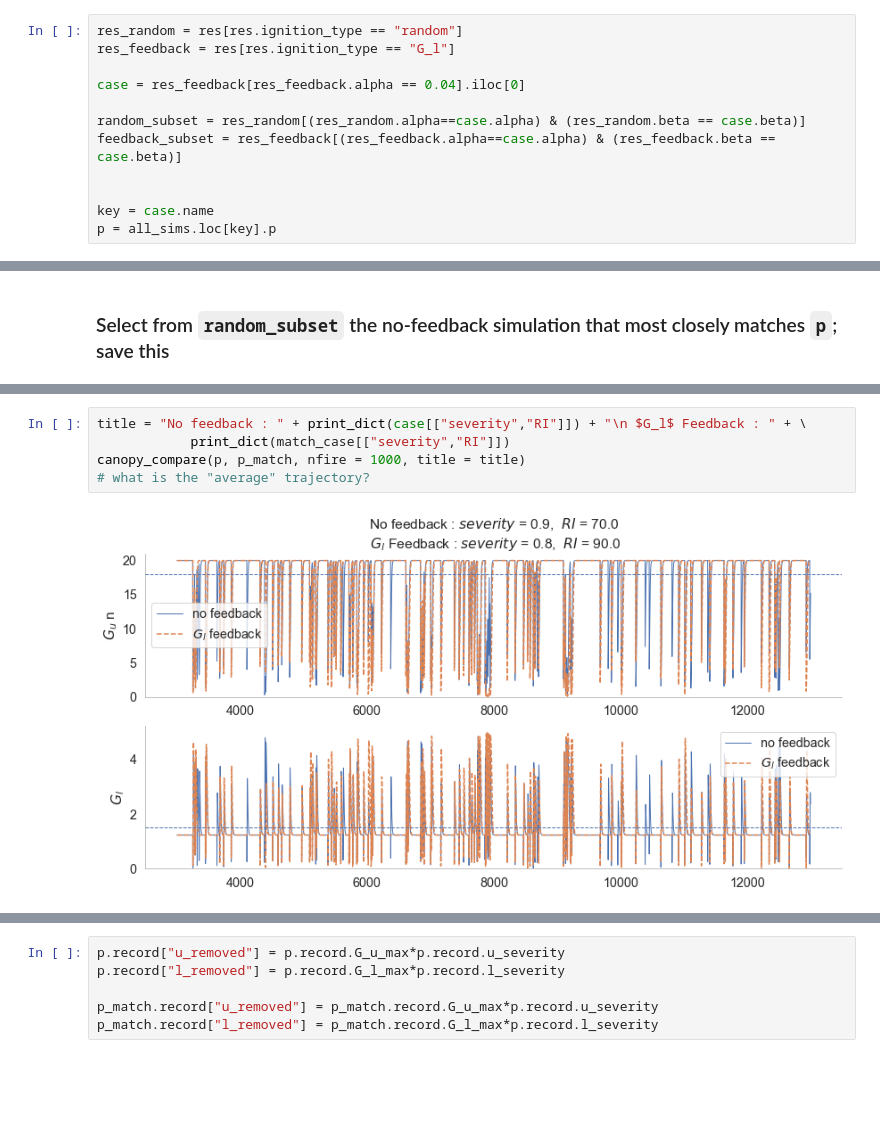
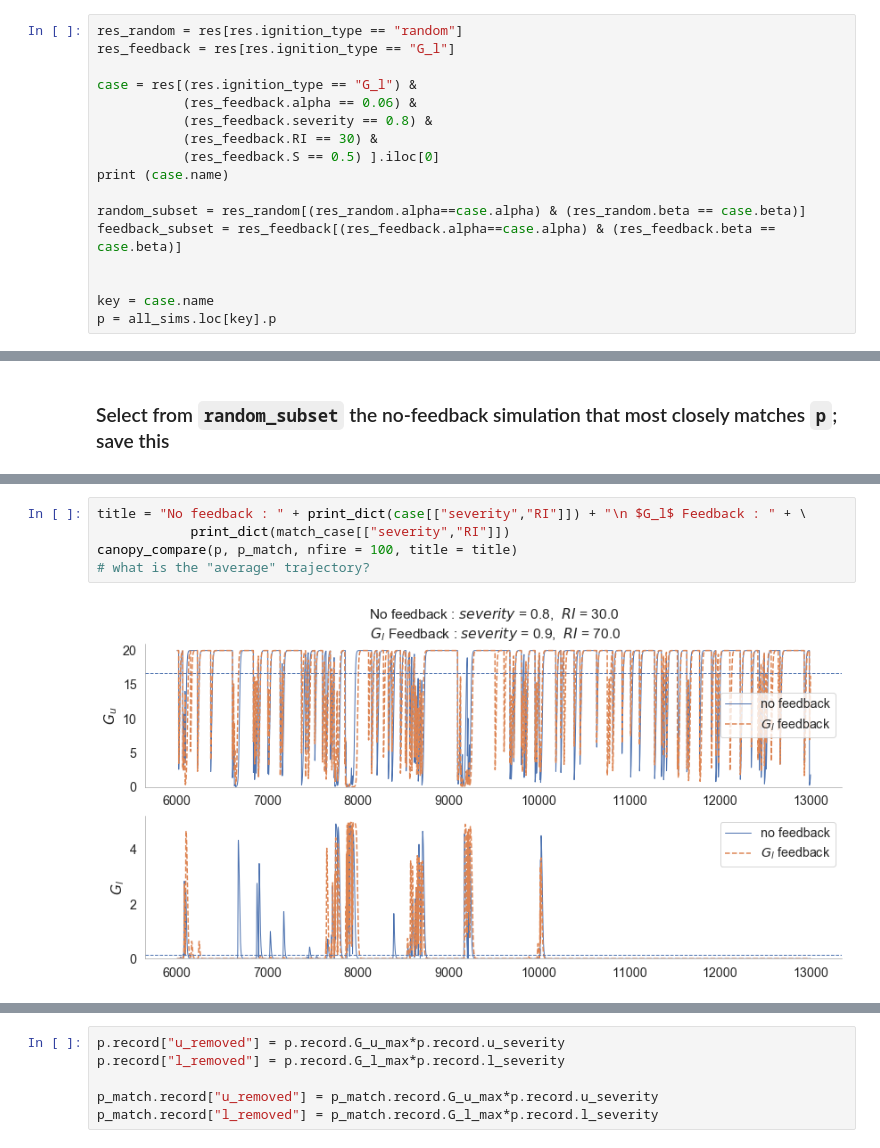
Before and after one commit to octavia-crompton/fire, a Jupyter notebook: fire_notebooks/G_l_ignition_feedback.ipynb, the cells around one changed output, grey strips where cells are left out. Drawn from its saved outputs; the diff is of its cells as text; blank space fills up the shorter version.

```diff
--- a/fire_notebooks/G_l_ignition_feedback.ipynb
+++ b/fire_notebooks/G_l_ignition_feedback.ipynb
@@ -67,7 +72,12 @@ print(all_params["sim_dict"])
 res_random = res[res.ignition_type == "random"]
 res_feedback = res[res.ignition_type == "G_l"]
 
-case = res_feedback[res_feedback.alpha == 0.04].iloc[0]
+case = res[(res.ignition_type == "G_l") &
+           (res_feedback.alpha == 0.06) &
+           (res_feedback.severity == 0.8) &
+           (res_feedback.RI == 30) &
+           (res_feedback.S == 0.5) ].iloc[0]
+print (case.name)
 
 random_subset = res_random[(res_random.alpha==case.alpha) & (res_random.beta == case.beta)]
 feedback_subset = res_feedback[(res_feedback.alpha==case.alpha) & (res_feedback.beta == case.beta)]
@@ -102,10 +114,10 @@ Name: S-0.5,alpha-0.04,beta-0.5,ignition_type-random,RI-90,severity-0.8, dtype:
 # %%
 title = "No feedback : " + print_dict(case[["severity","RI"]]) + "\n $G_l$ Feedback : " + \
             print_dict(match_case[["severity","RI"]])
-canopy_compare(p, p_match, nfire = 1000, title = title)
+canopy_compare(p, p_match, nfire = 100, title = title)
 # what is the "average" trajectory?
 # %% [output]
-[figure, old version]
+[figure, new version]
 # %%
 
 compare = pd.DataFrame({"no_feedback" : match_case, "G_l_feedback" : case })
```
Also changed, not shown: parts of 14 cells of this notebook, 10 other files.
